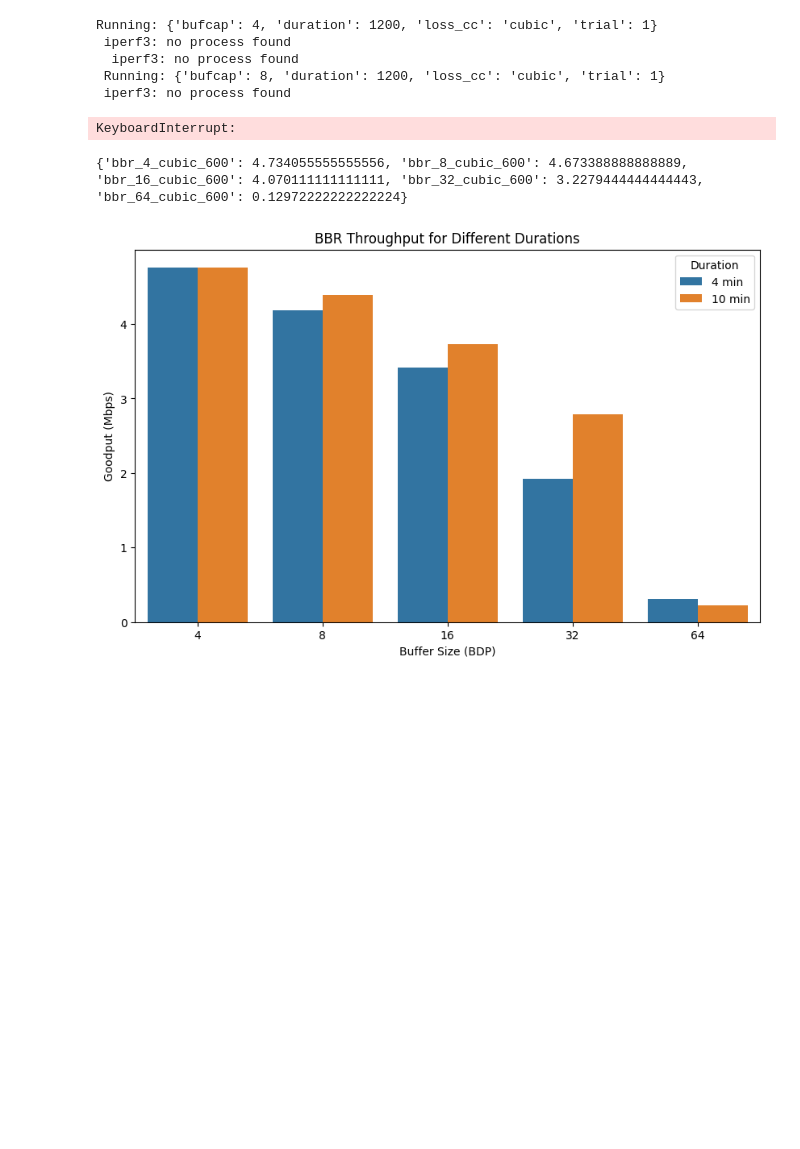
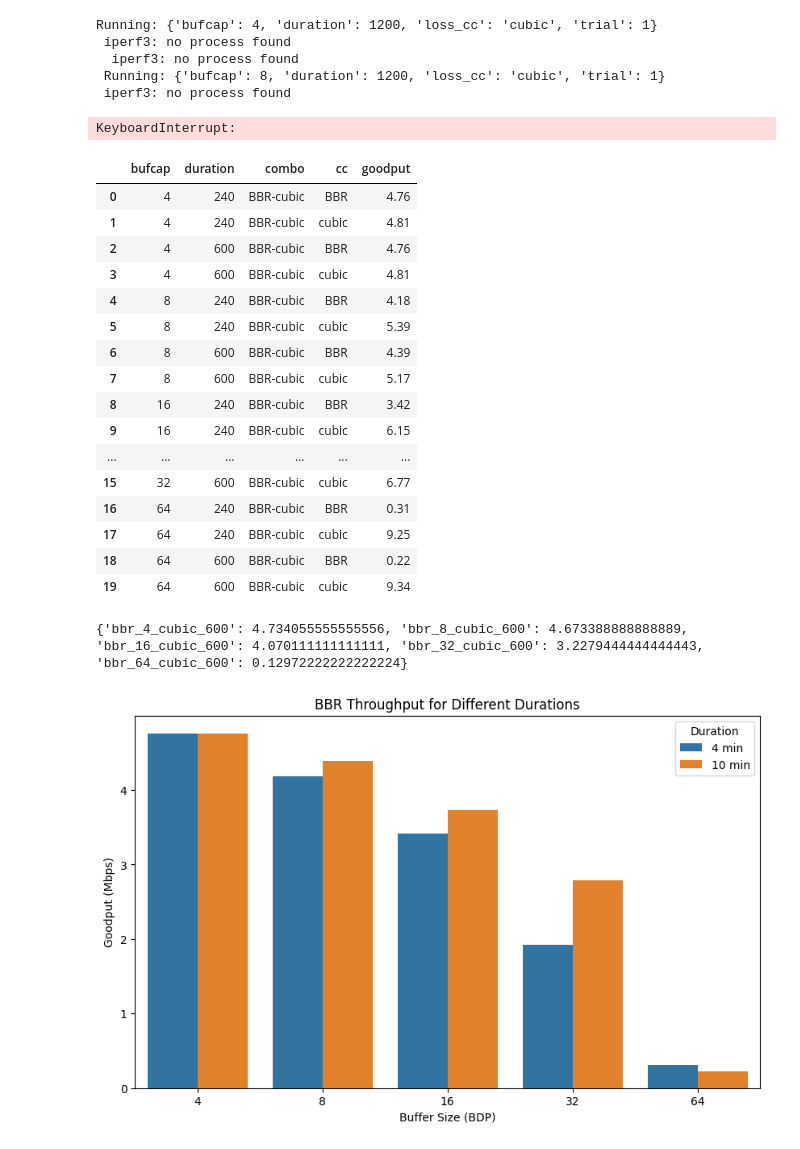
Before and after one commit to ffund/re-bbr-shared-bottleneck, a Jupyter notebook: ware-exp/run_new.ipynb, the cells around one changed output. Drawn from its saved outputs; the diff is of its cells as text; code cells hidden in the pictures; blank space fills up the shorter version.

```diff
--- a/ware-exp/run_new.ipynb
+++ b/ware-exp/run_new.ipynb
@@ -908,6 +935,26 @@ for exp in exp_lists:
     tput_loss = receiver_node.execute("cat /home/ubuntu/figure2b/" + loss_file + " | grep 'receiver' | awk -F '-' '{print $2}' | awk '{print $5}'", quiet=True)
     df_dict = {'bufcap': exp['bufcap'],'duration': exp['duration'], 'combo': "BBR-" + exp['loss_cc'], 'cc': exp['loss_cc'], 'goodput': float(tput_loss[0].strip())}
     df = pd.concat([df, pd.DataFrame(df_dict, index=[0])], ignore_index=True)
+# %%
+df
+# %% [output]
+|  | bufcap | duration | combo | cc | goodput |
+| 0 | 4 | 240 | BBR-cubic | BBR | 4.76 |
+| 1 | 4 | 240 | BBR-cubic | cubic | 4.81 |
+| 2 | 4 | 600 | BBR-cubic | BBR | 4.76 |
+| 3 | 4 | 600 | BBR-cubic | cubic | 4.81 |
+| 4 | 8 | 240 | BBR-cubic | BBR | 4.18 |
+| 5 | 8 | 240 | BBR-cubic | cubic | 5.39 |
+| 6 | 8 | 600 | BBR-cubic | BBR | 4.39 |
+| 7 | 8 | 600 | BBR-cubic | cubic | 5.17 |
+| 8 | 16 | 240 | BBR-cubic | BBR | 3.42 |
+| 9 | 16 | 240 | BBR-cubic | cubic | 6.15 |
+| ... | ... | ... | ... | ... | ... |
+| 15 | 32 | 600 | BBR-cubic | cubic | 6.77 |
+| 16 | 64 | 240 | BBR-cubic | BBR | 0.31 |
+| 17 | 64 | 240 | BBR-cubic | cubic | 9.25 |
+| 18 | 64 | 600 | BBR-cubic | BBR | 0.22 |
+| 19 | 64 | 600 | BBR-cubic | cubic | 9.34 |
 # %%
 experiment_dfs = {}
 #tput_bbr =  receiver_node.execute("head --lines=-5 /home/ubuntu/figure2a/"+bbr_file+" | grep 'Mbits/sec' | awk -F '-' '{print $2}' | awk '{print $1\",\"$5}'", quiet=True)
```
Also changed, not shown: parts of 21 cells of this notebook.
